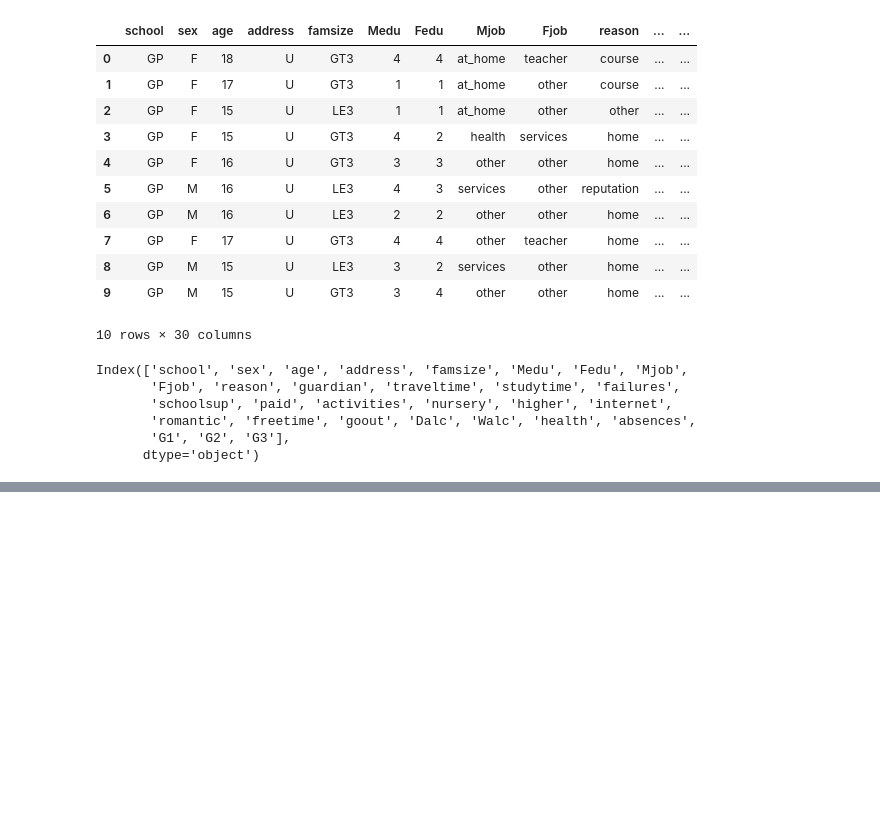
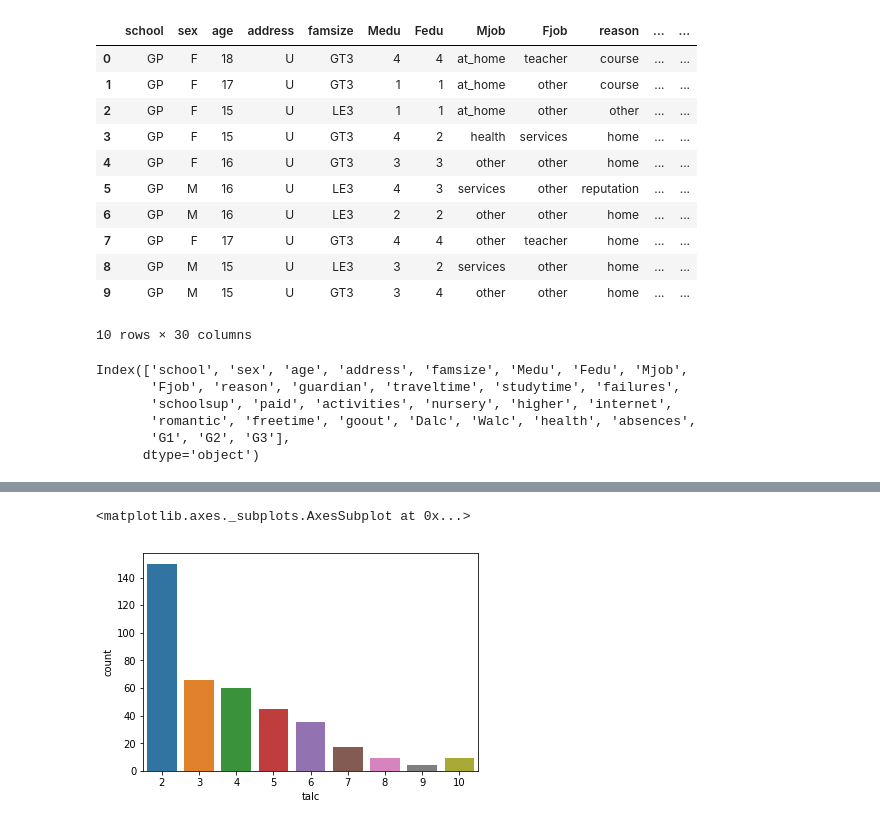
Before and after one commit to Learnlearningplatform/Student_analysis, a Jupyter notebook: project1.ipynb, the cells around one changed output, grey strips where cells are left out. Saved outputs shown, nothing was run; the diff lists cells and outputs as text; code cells hidden in the pictures; blank space fills up the shorter version.

Commit message:
added some graphs and result

```diff
--- a/project1.ipynb
+++ b/project1.ipynb
@@ -88,3 +92,7 @@ Index(['school', 'sex', 'age', 'address', 'famsize', 'Medu', 'Fedu', 'Mjob',
        'romantic', 'freetime', 'goout', 'Dalc', 'Walc', 'health', 'absences',
        'G1', 'G2', 'G3'],
       dtype='object')
+# %%
+#total alcohol consumed by students adding an extra column
+df['talc']=df.Dalc+df.Walc
+df.head(10)
@@ -90,0 +112,4 @@ Index(['school', 'sex', 'age', 'address', 'famsize', 'Medu', 'Fedu', 'Mjob',
+# %%
+#total grades of each student adding it to column
+df['Gt']=df.G1+df.G2+df.G3
+df.head(10)
@@ -90,0 +164,6 @@ Index(['school', 'sex', 'age', 'address', 'famsize', 'Medu', 'Fedu', 'Mjob',
+# %%
+#most of them consume alcohol 2 times in a week
+sns.countplot(x='talc',data=df)
+# %% [output]
+<matplotlib.axes._subplots.AxesSubplot at 0x...>
+[figure, added]
```
Also changed, not shown: parts of 22 cells of this notebook.
